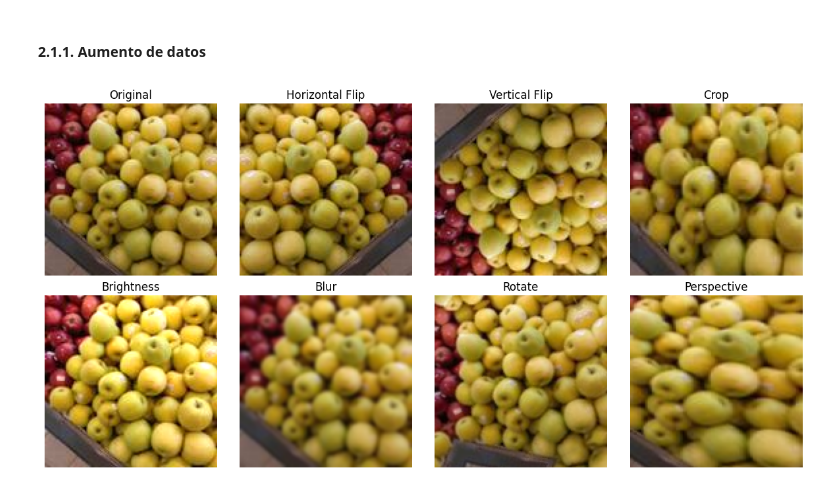
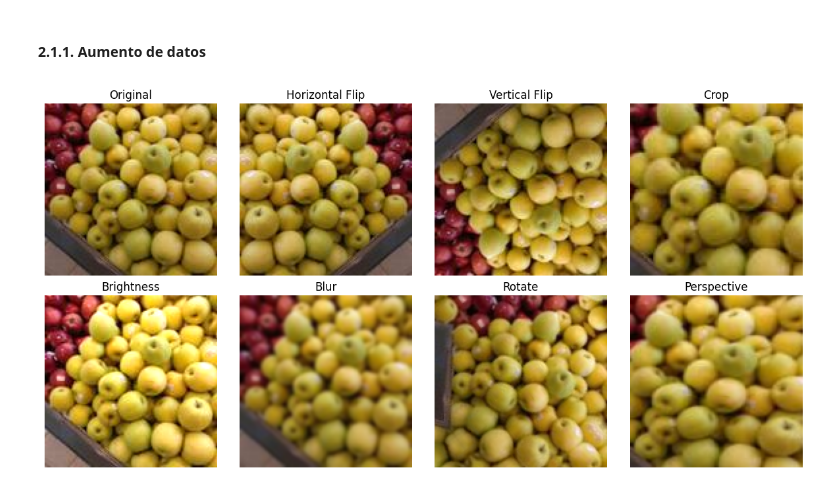
Before and after one commit to Daniel27110/MINE-4101-Taller-2, a Jupyter notebook: notebooks/Entendimiento y Preparación de datos.ipynb, the cells around one changed output. Saved outputs shown, nothing was run; the diff lists cells and outputs as text; code cells hidden in the pictures.

```diff
--- a/notebooks/Entendimiento y Preparación de datos.ipynb
+++ b/notebooks/Entendimiento y Preparación de datos.ipynb
@@ -395,46 +342,41 @@ Resolución de la imagen: (128, 128)
 # %% [markdown]
 #### **2.1.1. Aumento de datos**
 # %%
-import imgaug.augmenters as iaa
-import imageio
-import matplotlib.pyplot as plt
-import numpy as np
-
 # Load a sample image
 image = imageio.imread(df_train[df_train['Class ID'] == 0]['Image Path 128x128'].values[1])
 
 # Define the augmentation techniques
 augmenters = [
     iaa.Fliplr(),  # Horizontal flip
     iaa.Flipud(),  # Vertical flip
-    iaa.Crop(percent=(0, 0.2)),  # Random crops
-    iaa.Multiply((0.8, 1.5)),  # Brightness
-    iaa.GaussianBlur(sigma=(0, 3.0)),  # Blur
-    iaa.Affine(rotate=(-45, 45), mode='reflect'),
-    iaa.PerspectiveTransform(scale=(0.01, 0.15))
+    iaa.Crop(percent=(0.15)),  # Crop
+    iaa.Multiply((1.3)),  # Brightness
+    iaa.GaussianBlur(sigma=(1.2)),  # Blur
+    iaa.Affine(rotate=(53), mode='reflect'),
+    iaa.PerspectiveTransform(scale=(0.13))
 
 ]
 
 # Apply augmentations and store results
 augmented_images = [aug(image=image) for aug in augmenters]
 
 # Plot the original and augmented images in a grid
 fig, axes = plt.subplots(2, 4, figsize=(12, 6))
 axes = axes.flatten()
 
 # Show the original image
 axes[0].imshow(image)
 axes[0].set_title('Original')
 axes[0].axis('off')
 
 # Show the augmented images
 titles = ['Horizontal Flip', 'Vertical Flip', 'Crop', 'Brightness', 'Blur', 'Rotate', 'Perspective']
 for i, (aug_img, title) in enumerate(zip(augmented_images, titles), 1):
     axes[i].imshow(aug_img)
     axes[i].set_title(title)
     axes[i].axis('off')
 
 plt.tight_layout()
 plt.show()
 # %% [output]
-[figure, old version]
+[figure, new version]
```
Also changed, not shown: parts of 9 cells of this notebook.
